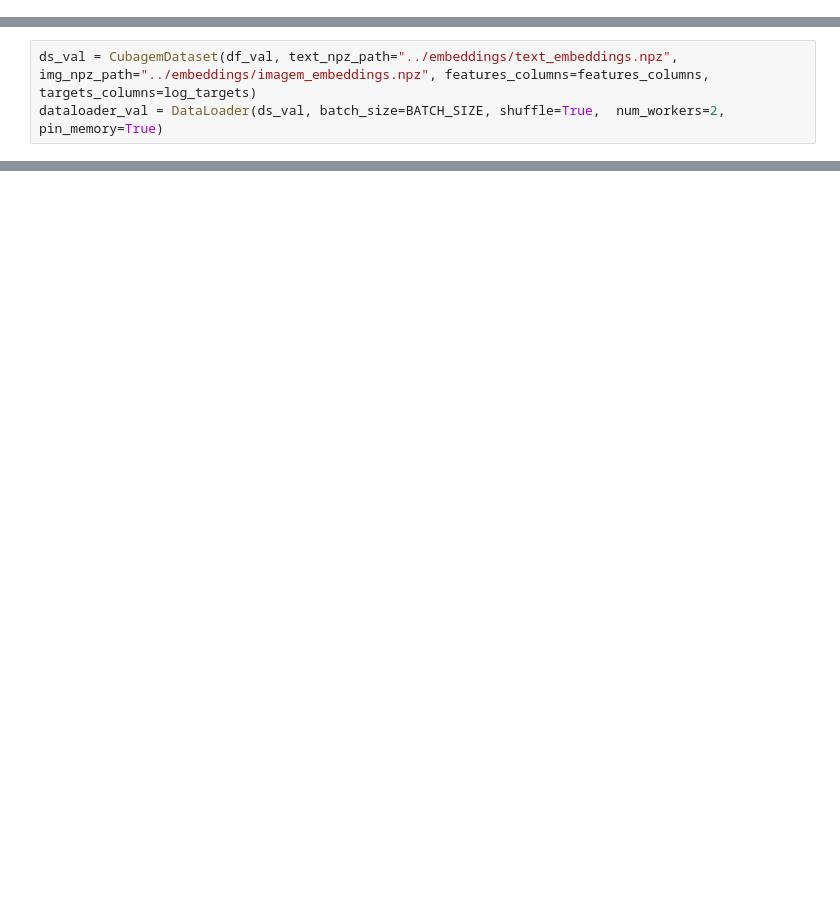
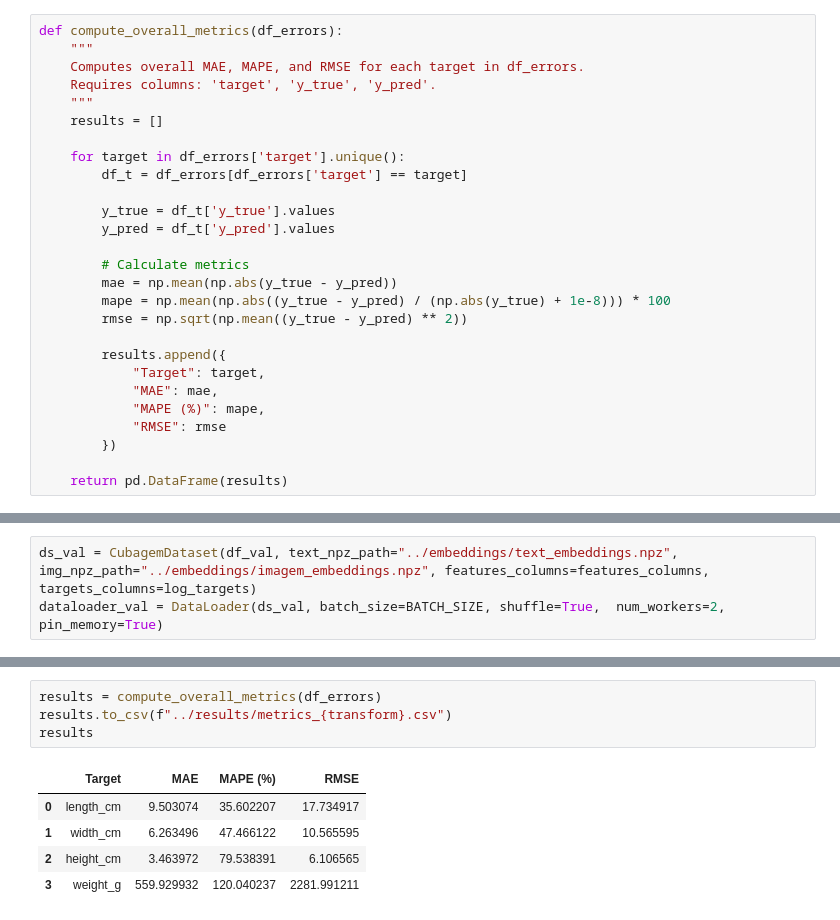
Before and after one commit to tomazcavalcantee/Cubagem---Stone, a Jupyter notebook: notebooks/5_multimodal.ipynb, the cells around one changed output, grey strips where cells are left out. Drawn from its saved outputs; the diff is of its cells as text; blank space fills up the shorter version.

```diff
--- a/notebooks/5_multimodal.ipynb
+++ b/notebooks/5_multimodal.ipynb
@@ -529,0 +560,27 @@ def plot_stratified_errors(df_errors, target_name):
+# %%
+def compute_overall_metrics(df_errors):
+    """
+    Computes overall MAE, MAPE, and RMSE for each target in df_errors.
+    Requires columns: 'target', 'y_true', 'y_pred'.
+    """
+    results = []
+
+    for target in df_errors['target'].unique():
+        df_t = df_errors[df_errors['target'] == target]
+
+        y_true = df_t['y_true'].values
+        y_pred = df_t['y_pred'].values
+
+        # Calculate metrics
+        mae = np.mean(np.abs(y_true - y_pred))
+        mape = np.mean(np.abs((y_true - y_pred) / (np.abs(y_true) + 1e-8))) * 100
+        rmse = np.sqrt(np.mean((y_true - y_pred) ** 2))
+
+        results.append({
+            "Target": target,
+            "MAE": mae,
+            "MAPE (%)": mape,
+            "RMSE": rmse
+        })
+
+    return pd.DataFrame(results)
@@ -543 +616,11 @@ plot_residuals(df_errors)
+# %%
+results = compute_overall_metrics(df_errors)
+results.to_csv(f"../results/metrics_{transform}.csv")
+results
+# %% [output]
+|  | Target | MAE | MAPE (%) | RMSE |
+| 0 | length_cm | 9.503074 | 35.602207 | 17.734917 |
+| 1 | width_cm | 6.263496 | 47.466122 | 10.565595 |
+| 2 | height_cm | 3.463972 | 79.538391 | 6.106565 |
+| 3 | weight_g | 559.929932 | 120.040237 | 2281.991211 |
 # %%
```
Also changed, not shown: parts of 15 cells of this notebook, 9 other files.
